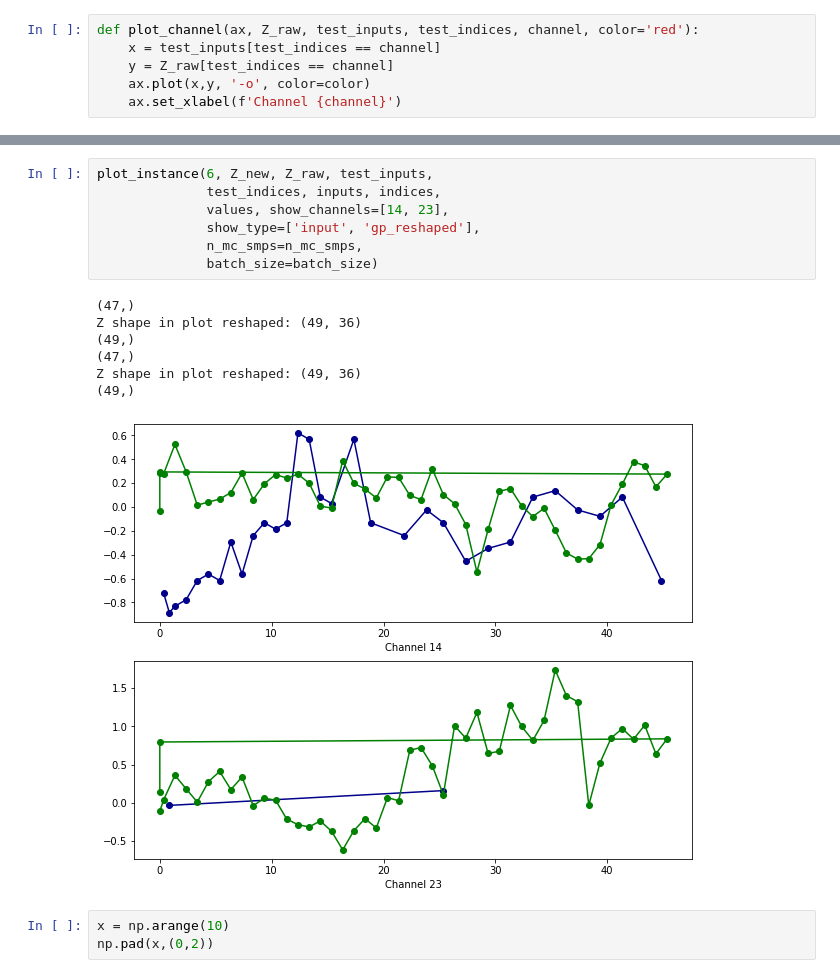
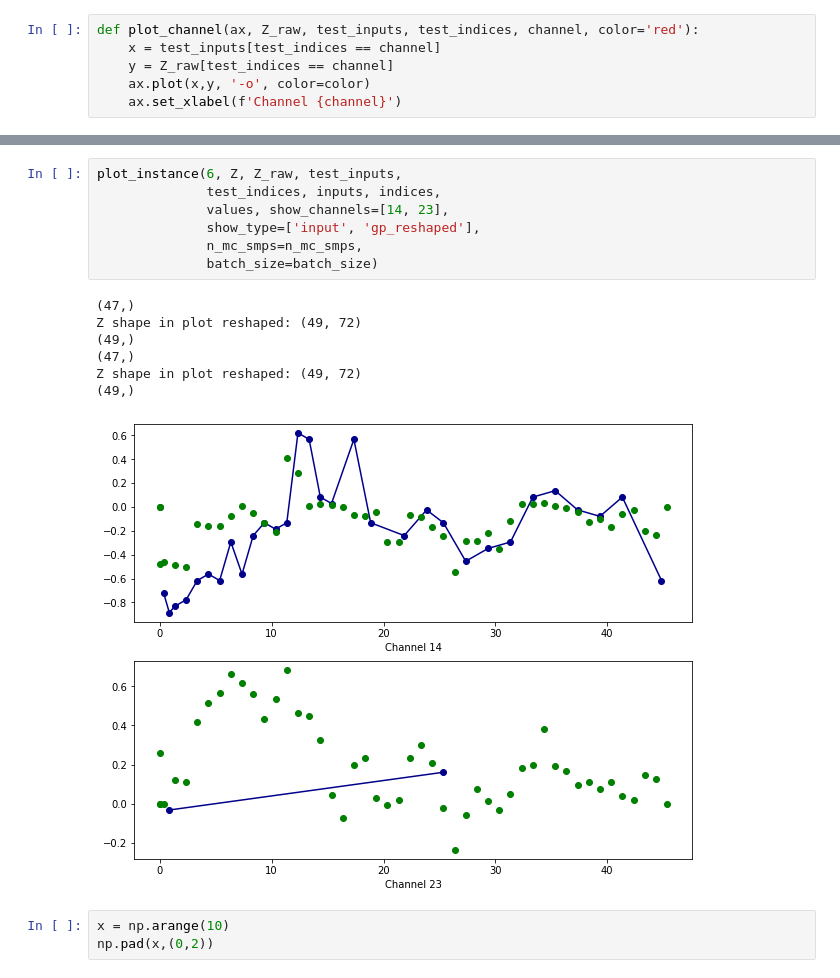
Before and after one commit to BorgwardtLab/Imputing_Signatures, a Jupyter notebook: notebooks/testing_gp_sig_adapter_padding.ipynb, the cells around one changed output, grey strips where cells are left out. Drawn from its saved outputs; the diff is of its cells as text.

Commit message:
notebook able to match reshaped mc_smp gp_draws as well as posterior moments GPs

```diff
--- a/notebooks/testing_gp_sig_adapter_padding.ipynb
+++ b/notebooks/testing_gp_sig_adapter_padding.ipynb
@@ -975,18 +975,18 @@ plot_instance(6, Z_new, Z_raw, test_inputs,
 # %%
-plot_instance(6, Z_new, Z_raw, test_inputs,
+plot_instance(6, Z, Z_raw, test_inputs,
               test_indices, inputs, indices,
               values, show_channels=[14, 23],
               show_type=['input', 'gp_reshaped'],
               n_mc_smps=n_mc_smps,
               batch_size=batch_size)
 # %% [output]
 (47,)
-Z shape in plot reshaped: (49, 36)
+Z shape in plot reshaped: (49, 72)
 (49,)
 (47,)
-Z shape in plot reshaped: (49, 36)
+Z shape in plot reshaped: (49, 72)
 (49,)
-[figure, old version]
+[figure, new version]
 # %%
 x = np.arange(10)
 np.pad(x,(0,2))
```
Also changed, not shown: parts of 4 cells of this notebook.
